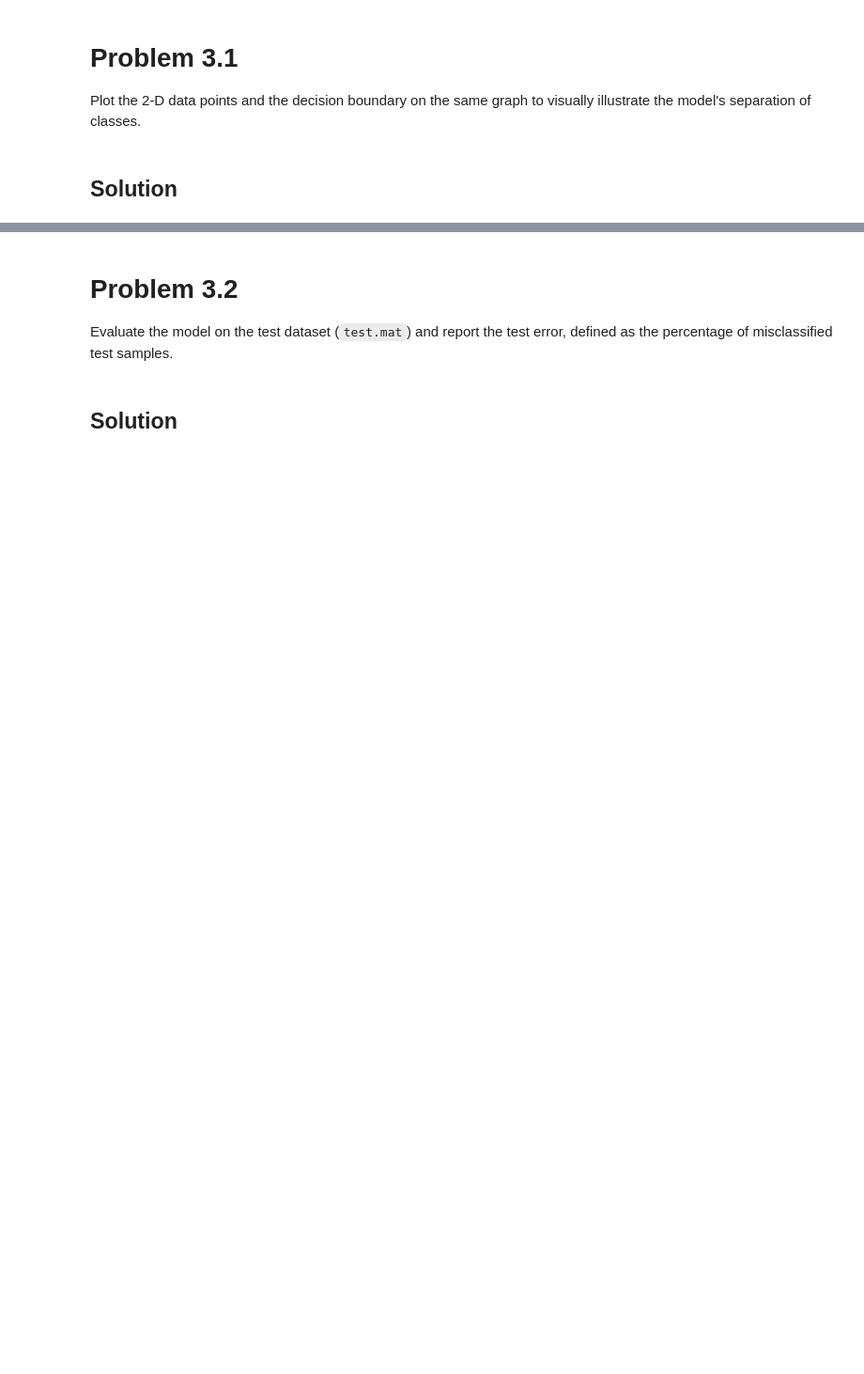
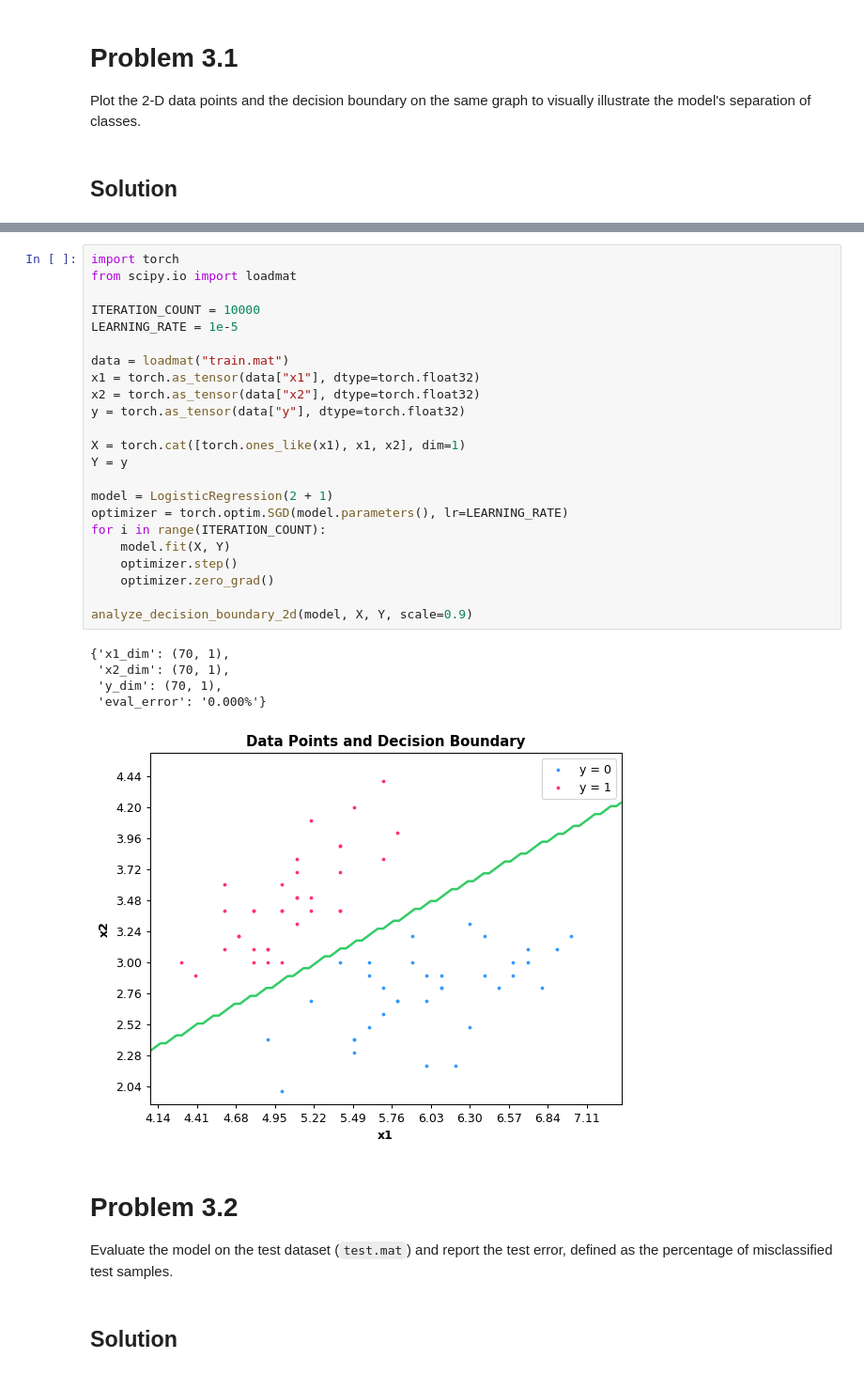
Before and after one commit to AsherJingkongChen/deep-learn-assign-1, a Jupyter notebook: main.ipynb, the cells around one changed output, grey strips where cells are left out. Shown at 94% size. Saved outputs shown, nothing was run; the diff lists cells and outputs as text; blank space fills up the shorter version.

```diff
--- a/main.ipynb
+++ b/main.ipynb
@@ -414,3 +538,32 @@ Plot the 2-D data points and the decision boundary on the same graph to visually
+# %%
+import torch
+from scipy.io import loadmat
+
+ITERATION_COUNT = 10000
+LEARNING_RATE = 1e-5
+
+data = loadmat("train.mat")
+x1 = torch.as_tensor(data["x1"], dtype=torch.float32)
+x2 = torch.as_tensor(data["x2"], dtype=torch.float32)
+y = torch.as_tensor(data["y"], dtype=torch.float32)
+
+X = torch.cat([torch.ones_like(x1), x1, x2], dim=1)
+Y = y
+
+model = LogisticRegression(2 + 1)
+optimizer = torch.optim.SGD(model.parameters(), lr=LEARNING_RATE)
+for i in range(ITERATION_COUNT):
+    model.fit(X, Y)
+    optimizer.step()
+    optimizer.zero_grad()
+
+analyze_decision_boundary_2d(model, X, Y, scale=0.9)
+# %% [output]
+{'x1_dim': (70, 1),
+ 'x2_dim': (70, 1),
+ 'y_dim': (70, 1),
+ 'eval_error': '0.000%'}
+[figure, added]
 # %% [markdown]
 # Problem 3.2
 
```
Also changed, not shown: parts of 5 cells of this notebook.
